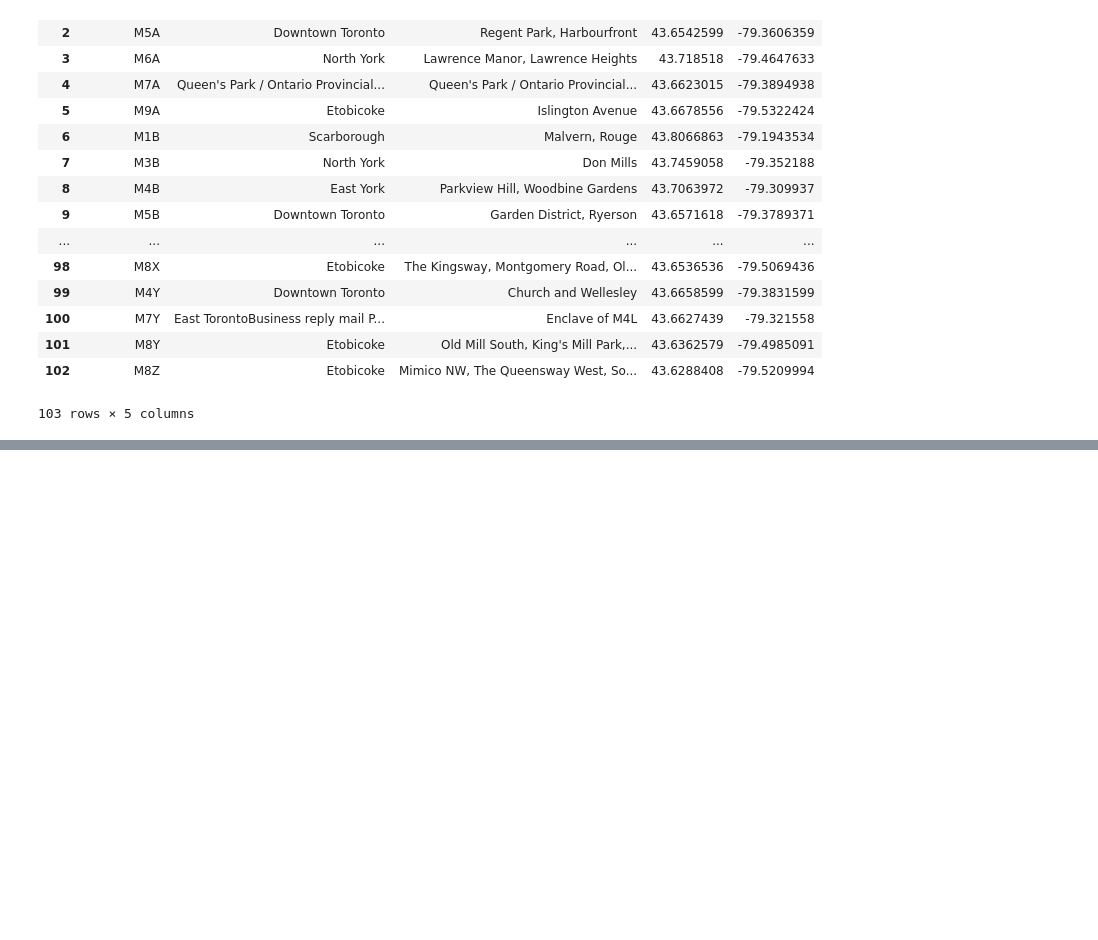
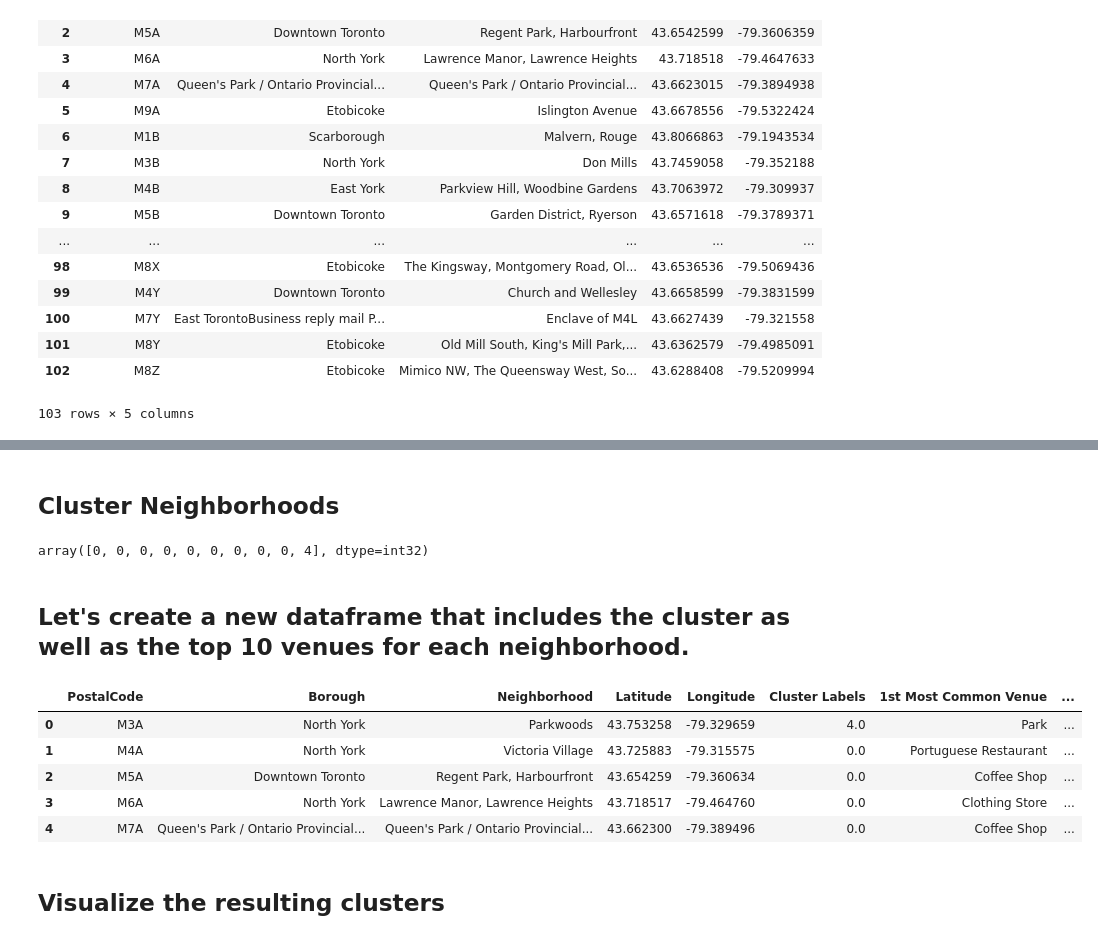
Before and after one commit to LangQian/Coursera_Capstone, a Jupyter notebook: Applied Data Science Capstone.ipynb, the cells around one changed output, grey strips where cells are left out. Drawn from its saved outputs; the diff is of its cells as text; code cells hidden in the pictures; blank space fills up the shorter version.

```diff
--- a/Applied Data Science Capstone.ipynb
+++ b/Applied Data Science Capstone.ipynb
@@ -117,0 +245,5 @@ neighborhoods
+# %%
+toronto_venues = getNearbyVenues(names=neighborhoods['Neighborhood'],
+                                   latitudes=neighborhoods['Latitude'],
+                                   longitudes=neighborhoods['Longitude']
+                                  )
@@ -117,0 +300,12 @@ neighborhoods
+# %%
+num_top_venues = 5
+
+for hood in toronto_grouped['Neighborhood']:
+    print("----"+hood+"----")
+    temp = toronto_grouped[toronto_grouped['Neighborhood'] == hood].T.reset_index()
+    temp.columns = ['venue','freq']
+    temp = temp.iloc[1:]
+    temp['freq'] = temp['freq'].astype(float)
+    temp = temp.round({'freq': 2})
+    print(temp.sort_values('freq', ascending=False).reset_index(drop=True).head(num_top_venues))
+    print('\n')
@@ -117,0 +365,38 @@ neighborhoods
+# %% [markdown]
+## Cluster Neighborhoods
+# %%
+from sklearn.cluster import KMeans
+
+# set number of clusters
+kclusters = 5
+
+toronto_grouped_clustering = toronto_grouped.drop('Neighborhood', 1)
+
+# run k-means clustering
+kmeans = KMeans(n_clusters=kclusters, random_state=0).fit(toronto_grouped_clustering)
+
+# check cluster labels generated for each row in the dataframe
+kmeans.labels_[0:10]
+# %% [output]
+array([0, 0, 0, 0, 0, 0, 0, 0, 0, 4], dtype=int32)
+# %% [markdown]
+## Let's create a new dataframe that includes the cluster as well as the top 10 venues for each neighborhood.
+# %%
+# add clustering labels
+neighborhoods_venues_sorted.insert(0, 'Cluster Labels', kmeans.labels_)
+
+toronto_merged = neighborhoods
+
+# merge toronto_grouped with toronto_data to add latitude/longitude for each neighborhood
+toronto_merged = toronto_merged.join(neighborhoods_venues_sorted.set_index('Neighborhood'), on='Neighborhood')
+
+toronto_merged.head() # check the last columns!
+# %% [output]
+|  | PostalCode | Borough | Neighborhood | Latitude | Longitude | Cluster Labels | 1st Most Common Venue | ... |
+| 0 | M3A | North York | Parkwoods | 43.753258 | -79.329659 | 4.0 | Park | ... |
+| 1 | M4A | North York | Victoria Village | 43.725883 | -79.315575 | 0.0 | Portuguese Restaurant | ... |
+| 2 | M5A | Downtown Toronto | Regent Park, Harbourfront | 43.654259 | -79.360634 | 0.0 | Coffee Shop | ... |
+| 3 | M6A | North York | Lawrence Manor, Lawrence Heights | 43.718517 | -79.464760 | 0.0 | Clothing Store | ... |
+| 4 | M7A | Queen's Park / Ontario Provincial... | Queen's Park / Ontario Provincial... | 43.662300 | -79.389496 | 0.0 | Coffee Shop | ... |
+# %% [markdown]
+## Visualize the resulting clusters
```
Also changed, not shown: parts of 26 cells of this notebook.
